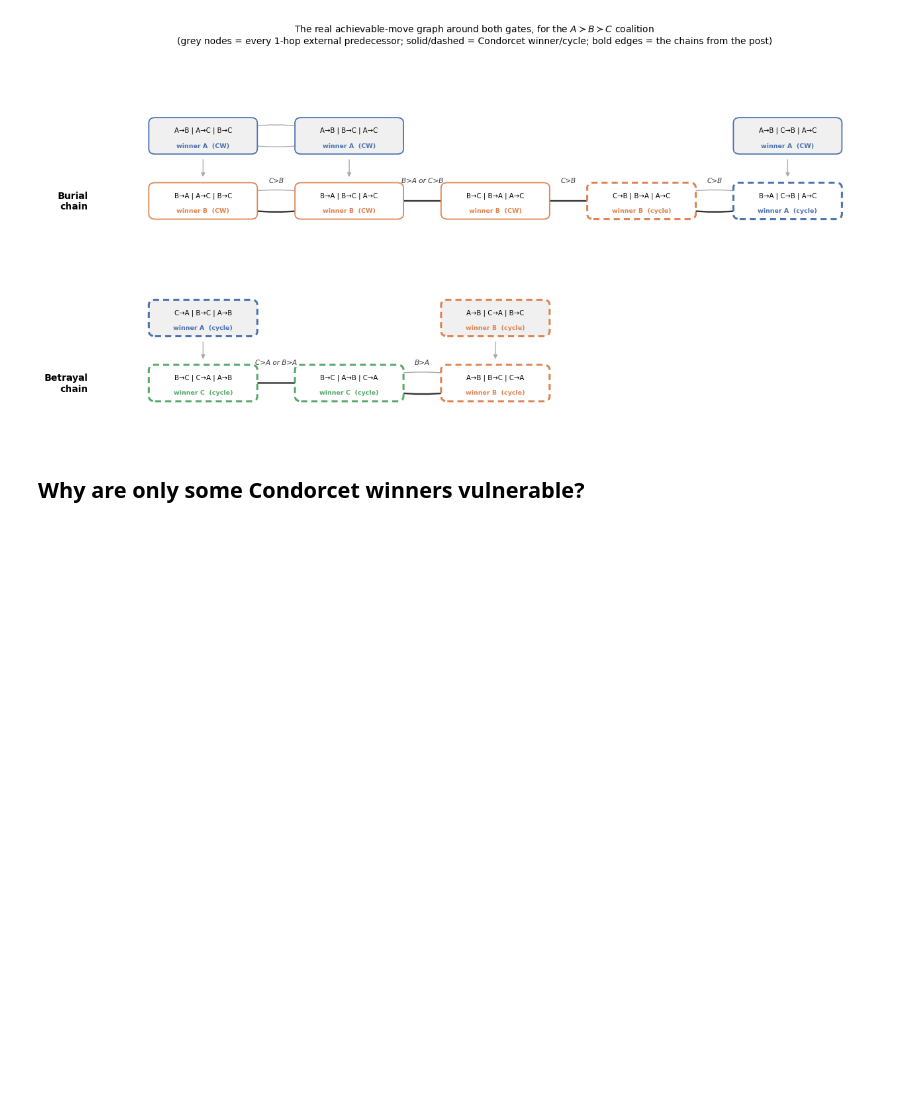
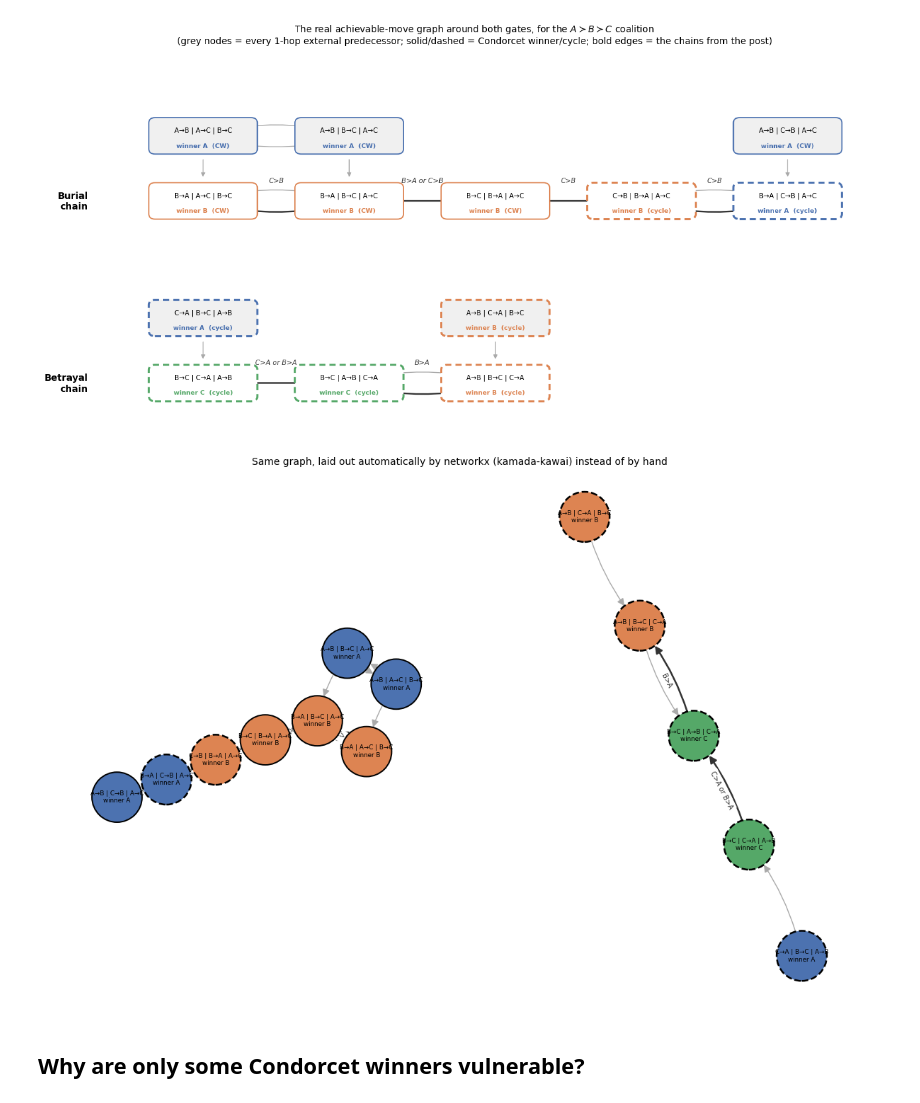
Before and after one commit to eigentaylor/eigentaylor.github.io, a Jupyter notebook: assets/jupyter/better_choices_verification.ipynb, the cells around one changed output. Drawn from its saved outputs; the diff is of its cells as text; code cells hidden in the pictures; blank space fills up the shorter version.

```diff
--- a/assets/jupyter/better_choices_verification.ipynb
+++ b/assets/jupyter/better_choices_verification.ipynb
@@ -444,6 +444,55 @@ plt.tight_layout()
 plt.show()
 # %% [output]
 [figure]
+# %%
+# same node_set/GRAPH as above, laid out and drawn by networkx itself instead
+# of by hand, for comparison. GRAPH is two disconnected components (burial
+# side, betrayal side) -- kamada_kawai has no path length to place them
+# apart by, so it packs them near each other; lay each out on its own and
+# offset them side by side instead
+pos_nx = {}
+x_cursor = 0.0
+for component in nx.weakly_connected_components(GRAPH):
+    sub_pos = nx.kamada_kawai_layout(GRAPH.subgraph(component))
+    xs = [x for x, y in sub_pos.values()]
+    width = max(xs) - min(xs) if len(xs) > 1 else 0.0
+    for node, (x, y) in sub_pos.items():
+        pos_nx[node] = (x - min(xs) + x_cursor, y)
+    x_cursor += width + 1.2
+
+fig, ax = plt.subplots(figsize=(12, 8))
+
+cw_nodes = [s for s in GRAPH.nodes if not is_cycle(s)]
+cyclic_nodes = [s for s in GRAPH.nodes if is_cycle(s)]
+nx.draw_networkx_nodes(GRAPH, pos_nx, nodelist=cw_nodes, node_size=2600,
+                        node_color=[WIN_COLOR[winner(s)] for s in cw_nodes],
+                        edgecolors='black', linewidths=1.4, ax=ax)
+cyclic_coll = nx.draw_networkx_nodes(GRAPH, pos_nx, nodelist=cyclic_nodes, node_size=2600,
+                                      node_color=[WIN_COLOR[winner(s)] for s in cyclic_nodes],
+                                      edgecolors='black', linewidths=1.8, ax=ax)
+cyclic_coll.set_linestyle('dashed')
+
+edge_colors = ['#333333' if (u, v) in CHAIN_EDGES else '#aaaaaa' for u, v in GRAPH.edges]
+edge_widths = [1.8 if (u, v) in CHAIN_EDGES else 1.0 for u, v in GRAPH.edges]
+nx.draw_networkx_edges(GRAPH, pos_nx, edge_color=edge_colors, width=edge_widths,
+                        arrowstyle='-|>', arrowsize=15, connectionstyle='arc3,rad=0.12',
+                        node_size=2600, ax=ax)
+
+labels = {s: f"{fmt_state(s)}\nwinner {winner(s)}" for s in GRAPH.nodes}
+nx.draw_networkx_labels(GRAPH, pos_nx, labels=labels, font_size=6.3, ax=ax)
+
+edge_labels = {(u, v): describe_lie(u, data['sigma'], order_ABC)
+               for u, v, data in GRAPH.edges(data=True) if (u, v) in CHAIN_EDGES}
+nx.draw_networkx_edge_labels(GRAPH, pos_nx, edge_labels=edge_labels, font_size=7,
+                              font_color='#333333', ax=ax)
+
+ax.set_title("Same graph, laid out automatically by networkx (kamada-kawai) instead of by hand",
+              fontsize=10)
+ax.axis('off')
+plt.tight_layout()
+plt.show()
+# %% [output]
+[figure, added]
 # %% [markdown]
 ## Why are only some Condorcet winners vulnerable?
 # %%
```
